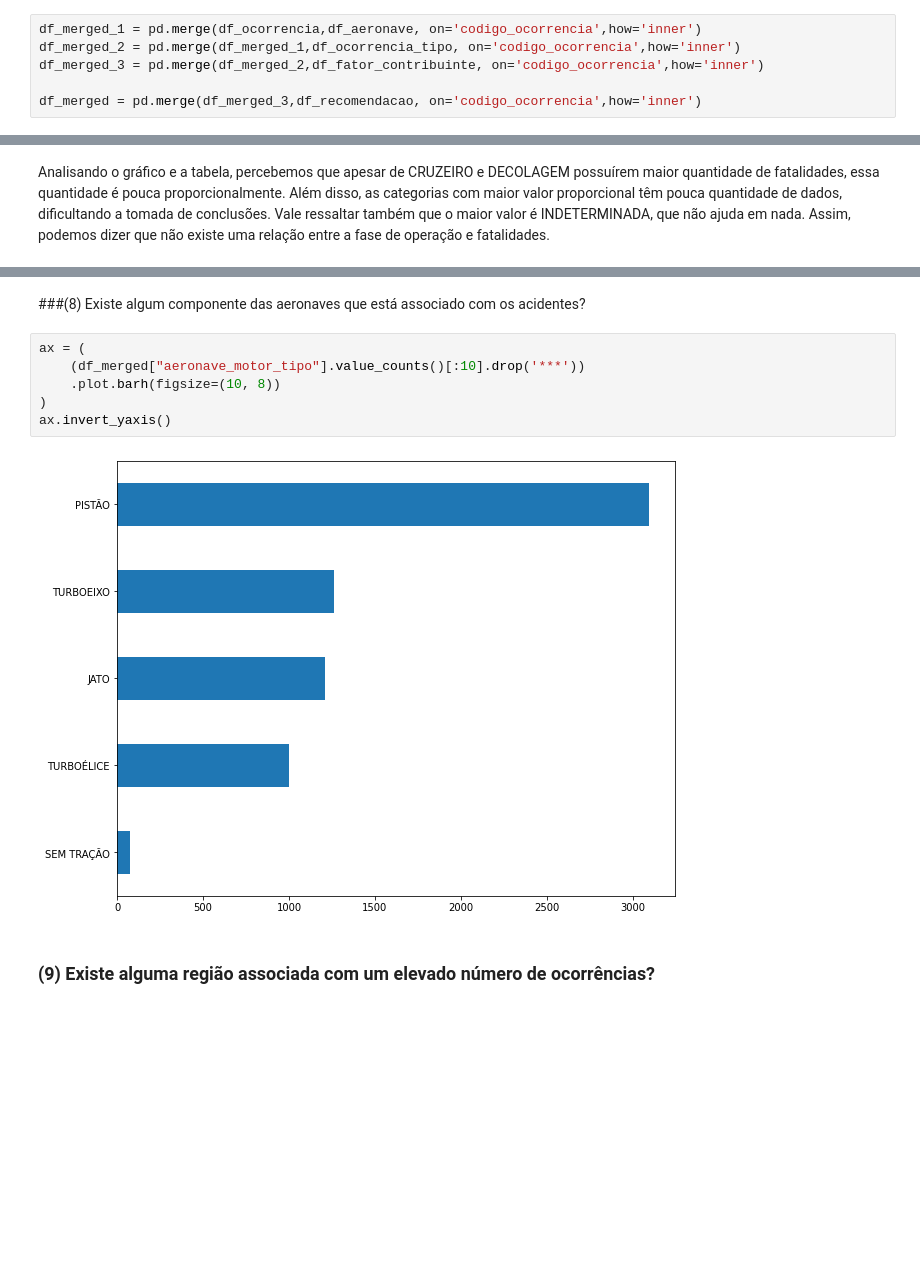
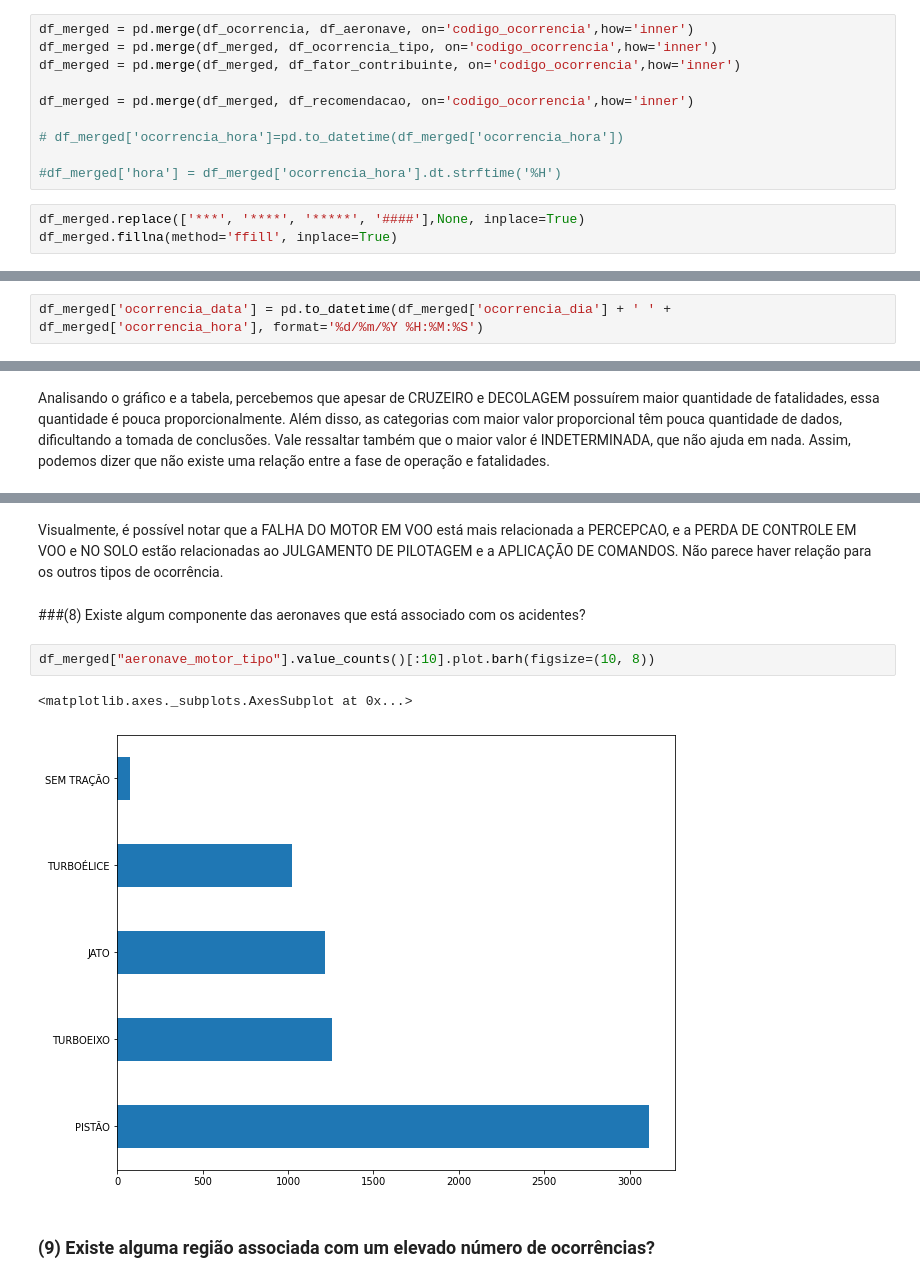
Before and after one commit to MarcosVeniciu/Trabalho-Pratico-Introducao-a-Ciencia-dos-Dados, a Jupyter notebook: cenipa.ipynb, the cells around one changed output, grey strips where cells are left out. Cells and saved outputs as stored; diff of their text form; blank space fills up the shorter version.

```diff
--- a/cenipa.ipynb
+++ b/cenipa.ipynb
@@ -133,8 +135,15 @@ df_ocorrencia.drop(
     inplace=True,
 )
 # %%
-df_merged_1 = pd.merge(df_ocorrencia,df_aeronave, on='codigo_ocorrencia',how='inner')
-df_merged_2 = pd.merge(df_merged_1,df_ocorrencia_tipo, on='codigo_ocorrencia',how='inner')
-df_merged_3 = pd.merge(df_merged_2,df_fator_contribuinte, on='codigo_ocorrencia',how='inner')
+df_merged = pd.merge(df_ocorrencia, df_aeronave, on='codigo_ocorrencia',how='inner')
+df_merged = pd.merge(df_merged, df_ocorrencia_tipo, on='codigo_ocorrencia',how='inner')
+df_merged = pd.merge(df_merged, df_fator_contribuinte, on='codigo_ocorrencia',how='inner')
 
-df_merged = pd.merge(df_merged_3,df_recomendacao, on='codigo_ocorrencia',how='inner')
+df_merged = pd.merge(df_merged, df_recomendacao, on='codigo_ocorrencia',how='inner')
+
+# df_merged['ocorrencia_hora']=pd.to_datetime(df_merged['ocorrencia_hora'])
+
+#df_merged['hora'] = df_merged['ocorrencia_hora'].dt.strftime('%H')
+# %%
+df_merged.replace(['***', '****', '*****', '####'],None, inplace=True)
+df_merged.fillna(method='ffill', inplace=True)
@@ -140,0 +153,2 @@ df_merged = pd.merge(df_merged_3,df_recomendacao, on='codigo_ocorrencia',how='in
+# %%
+df_merged['ocorrencia_data'] = pd.to_datetime(df_merged['ocorrencia_dia'] + ' ' + df_merged['ocorrencia_hora'], format='%d/%m/%Y %H:%M:%S')
@@ -283,13 +422,12 @@ Assim, podemos dizer que não existe uma relação entre a fase de operação e
+# %% [markdown]
+Visualmente, é possível notar que a FALHA DO MOTOR EM VOO está mais relacionada a PERCEPCAO, e a PERDA DE CONTROLE EM VOO e NO SOLO estão relacionadas ao JULGAMENTO DE PILOTAGEM e a APLICAÇÃO DE COMANDOS. Não parece haver relação para os outros tipos de ocorrência.
 # %% [markdown]
 ###(8) Existe algum componente das aeronaves que está associado com os acidentes?
 # %%
-ax = (
-    (df_merged["aeronave_motor_tipo"].value_counts()[:10].drop('***'))
-    .plot.barh(figsize=(10, 8))
-)
-ax.invert_yaxis()
+df_merged["aeronave_motor_tipo"].value_counts()[:10].plot.barh(figsize=(10, 8))
 # %% [output]
+<matplotlib.axes._subplots.AxesSubplot at 0x...>
-[figure, old version]
+[figure, new version]
 # %% [markdown]
 ### (9) Existe alguma região associada com um elevado número de ocorrências?
 # %%
```
Also changed, not shown: parts of 55 cells of this notebook.
